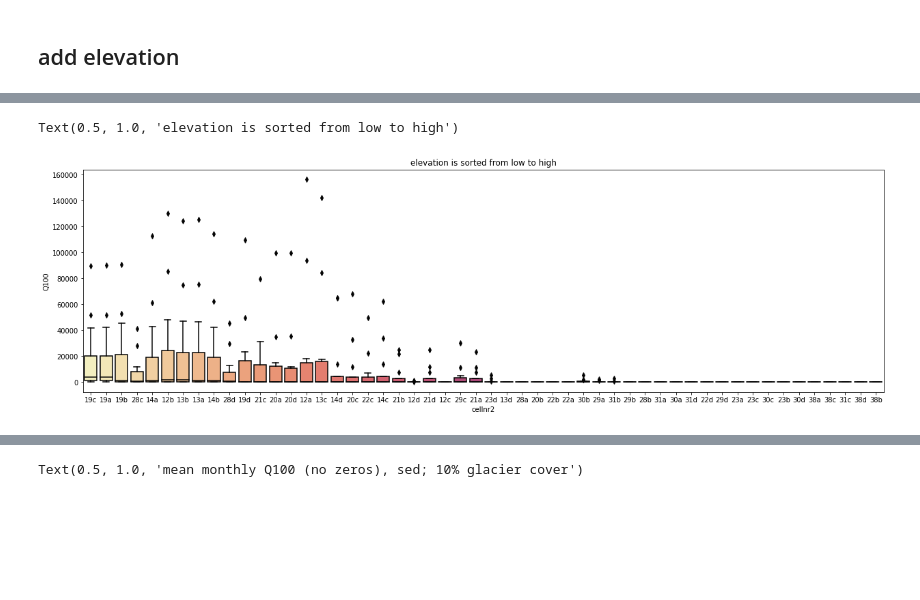
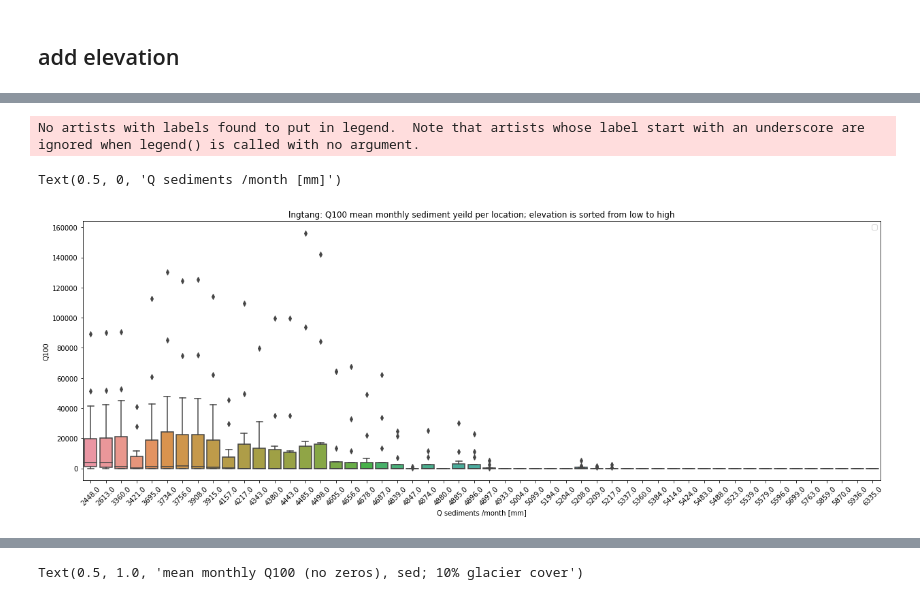
Before and after one commit to varyabazilova/sedcas_sediments_hma, a Jupyter notebook: 202405_modelruns/magnitude_frequency.ipynb, the cells around one changed output, grey strips where cells are left out. Drawn from its saved outputs; the diff is of its cells as text; code cells hidden in the pictures; blank space fills up the shorter version.

```diff
--- a/202405_modelruns/magnitude_frequency.ipynb
+++ b/202405_modelruns/magnitude_frequency.ipynb
@@ -351,15 +394,19 @@ Text(0.5, 1.0, 'elevation is sorted from low to high')
 # %%
 df1 = functions.data_for_boxplots_sorted(df, 'Q100', 'band_data')
 
 
-plt.figure(figsize=(21, 6))  # Optional: Set the figure size
-boxplots = sns.boxplot(x='cellnr2', y='Q100',  data=df1, palette = 'magma_r')#, legend=False)
+plt.figure(figsize=(21, 7))  # Optional: Set the figure size
+boxplots = sns.boxplot(x='band_data', y='Q100',  data=df1)#, palette = 'magma_r')#, legend=False)
+#
+# scatter = sns.scatterplot(data=df1, x='band_data', y='Q100', hue='month', palette='viridis')#, marker='o')#, markersize = 10)
 
-plt.legend([], [], frameon=False)
+plt.legend()
 
-# sns.stripplot(x='Q100', y='Q100', data=melted_df, color = 'grey', alpha = 0.7)
-
-plt.title('elevation is sorted from low to high')
+plt.xticks(rotation = 45)
+plt.title('lngtang: Q100 mean monthly sediment yeild per location; elevation is sorted from low to high')
+plt.xlabel('elevation')
+plt.xlabel('Q sediments /month [mm]')
 # %% [output]
-Text(0.5, 1.0, 'elevation is sorted from low to high')
+No artists with labels found to put in legend.  Note that artists whose label start with an underscore are ignored when legend() is called with no argument.
+Text(0.5, 0, 'Q sediments /month [mm]')
-[figure, old version]
+[figure, new version]
```
Also changed, not shown: parts of 18 cells of this notebook, 1 other file.
